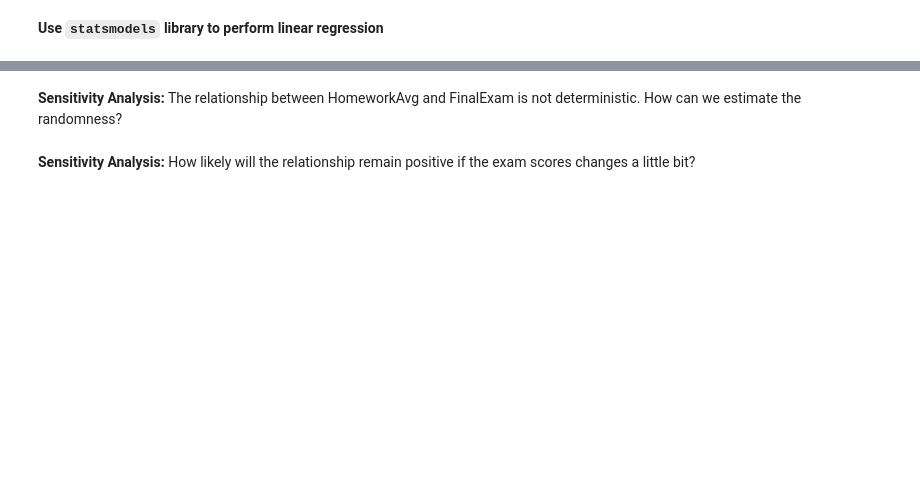
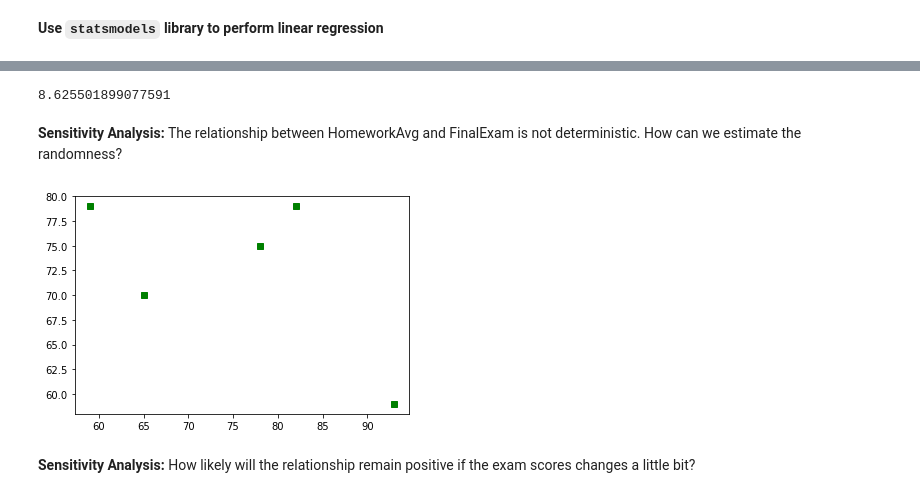
Before and after one commit to LiangZhaoCUNY/Modeling, a Jupyter notebook: Session06_LinearRegression.ipynb, the cells around one changed output, grey strips where cells are left out. Saved outputs shown, nothing was run; the diff lists cells and outputs as text; code cells hidden in the pictures; blank space fills up the shorter version.

```diff
--- a/Session06_LinearRegression.ipynb
+++ b/Session06_LinearRegression.ipynb
@@ -141,4 +225,17 @@ lm.summary()
+# %%
+np.mean(grades['(FinalExam - Prediction)^2'])
+# %% [output]
+8.625501899077591
 # %% [markdown]
 **Sensitivity Analysis:** The relationship between HomeworkAvg and FinalExam is not deterministic. How can we estimate the randomness?
+# %%
+# in a alternative universe, the exam scores are a bit different:
+grades = pd.DataFrame({"HomeworkAvg": [65, 78, 93, 59, 82],
+                       "FinalExam": [70, 75, 59, 79, 79]})
+plt.plot(grades["HomeworkAvg"], grades["FinalExam"], "gs")
+
+plt.show()
+# %% [output]
+[figure, added]
 # %% [markdown]
 **Sensitivity Analysis:** How likely will the relationship remain positive if the exam scores changes a little bit?
```
Also changed, not shown: parts of 19 cells of this notebook.
